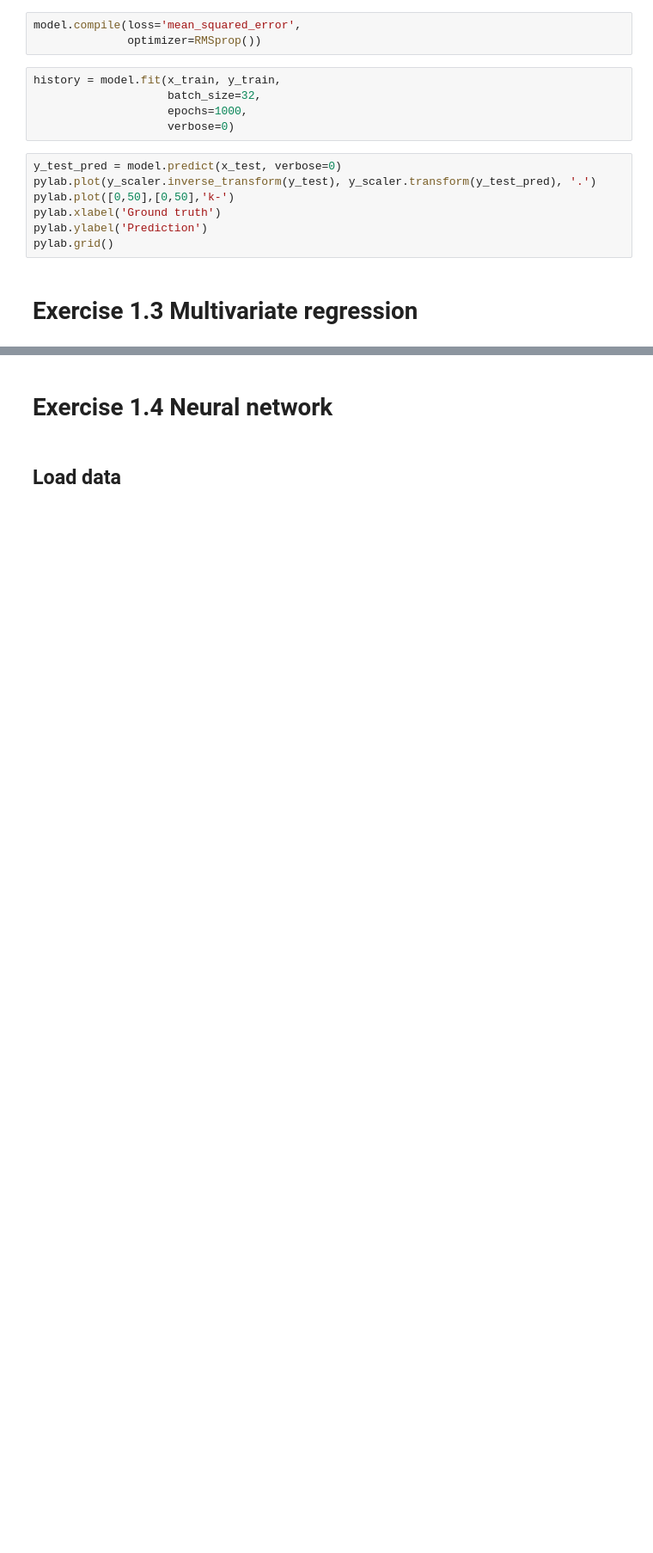
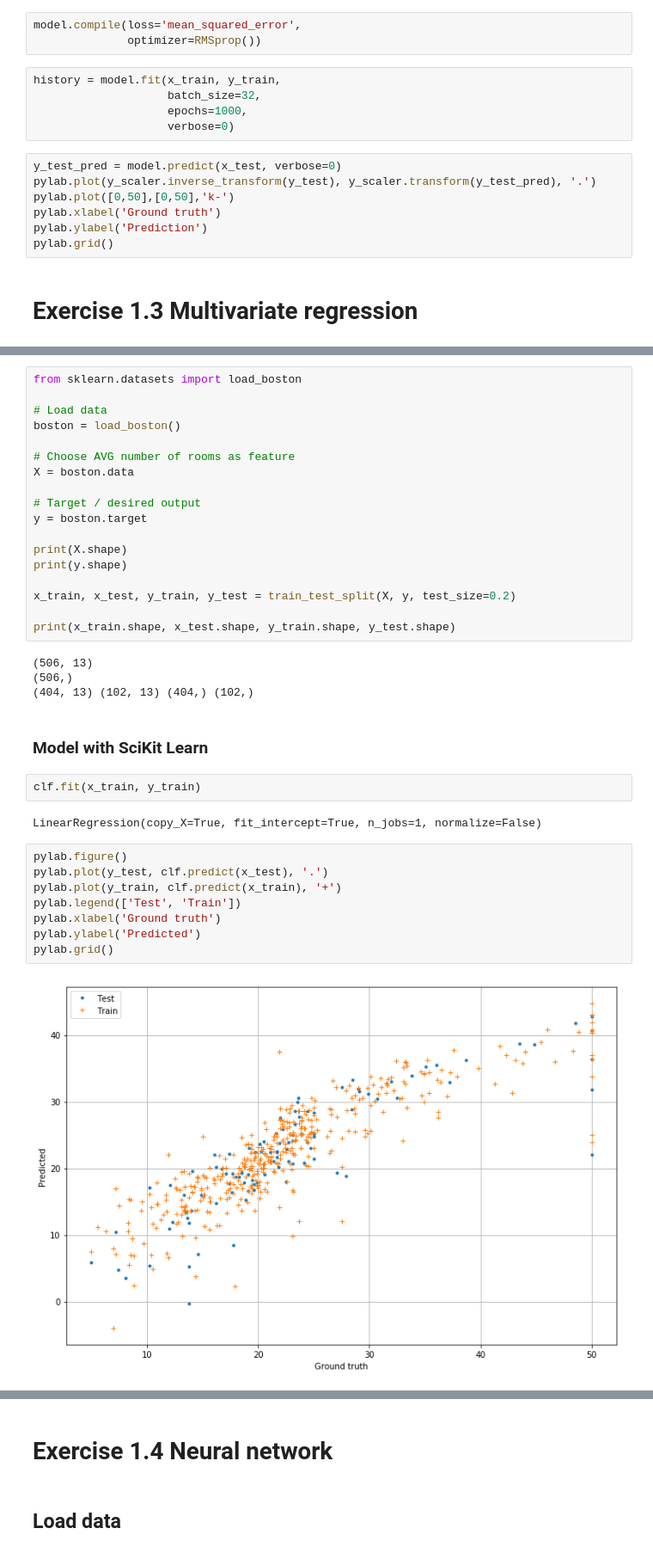
Before and after one commit to futurice/ml-crash-course, a Jupyter notebook: exercises/01_Boston_house_prediction_with_NN.ipynb, the cells around one changed output, grey strips where cells are left out. Shown at 86% size. Cells and saved outputs as stored; diff of their text form; blank space fills up the shorter version.

```diff
--- a/exercises/01_Boston_house_prediction_with_NN.ipynb
+++ b/exercises/01_Boston_house_prediction_with_NN.ipynb
@@ -337,0 +341,38 @@ pylab.grid()
+# %%
+from sklearn.datasets import load_boston
+
+# Load data
+boston = load_boston()
+
+# Choose AVG number of rooms as feature
+X = boston.data
+
+# Target / desired output
+y = boston.target
+
+print(X.shape)
+print(y.shape)
+
+x_train, x_test, y_train, y_test = train_test_split(X, y, test_size=0.2)
+
+print(x_train.shape, x_test.shape, y_train.shape, y_test.shape)
+# %% [output]
+(506, 13)
+(506,)
+(404, 13) (102, 13) (404,) (102,)
+# %% [markdown]
+### Model with SciKit Learn
+# %%
+clf.fit(x_train, y_train)
+# %% [output]
+LinearRegression(copy_X=True, fit_intercept=True, n_jobs=1, normalize=False)
+# %%
+pylab.figure()
+pylab.plot(y_test, clf.predict(x_test), '.')
+pylab.plot(y_train, clf.predict(x_train), '+')
+pylab.legend(['Test', 'Train'])
+pylab.xlabel('Ground truth')
+pylab.ylabel('Predicted')
+pylab.grid()
+# %% [output]
+[figure, added]
```
Also changed, not shown: parts of 11 cells of this notebook.
